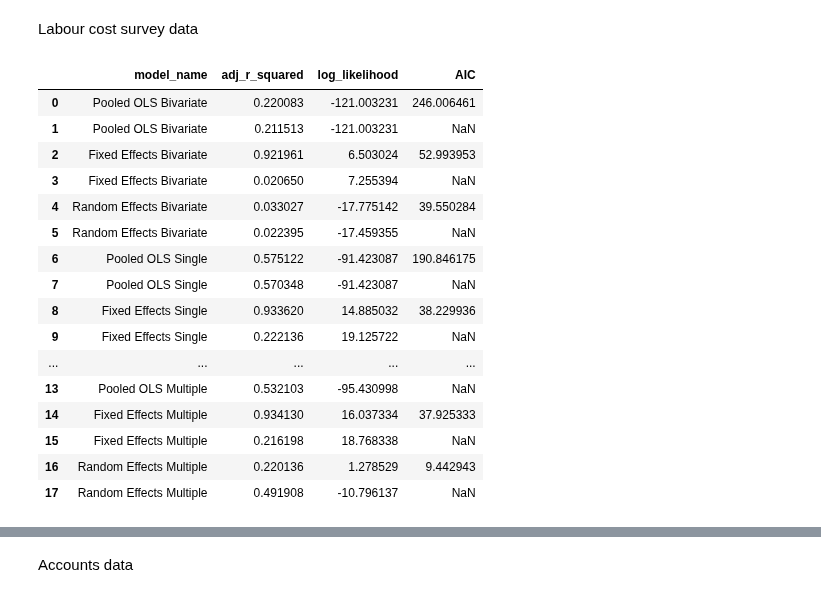
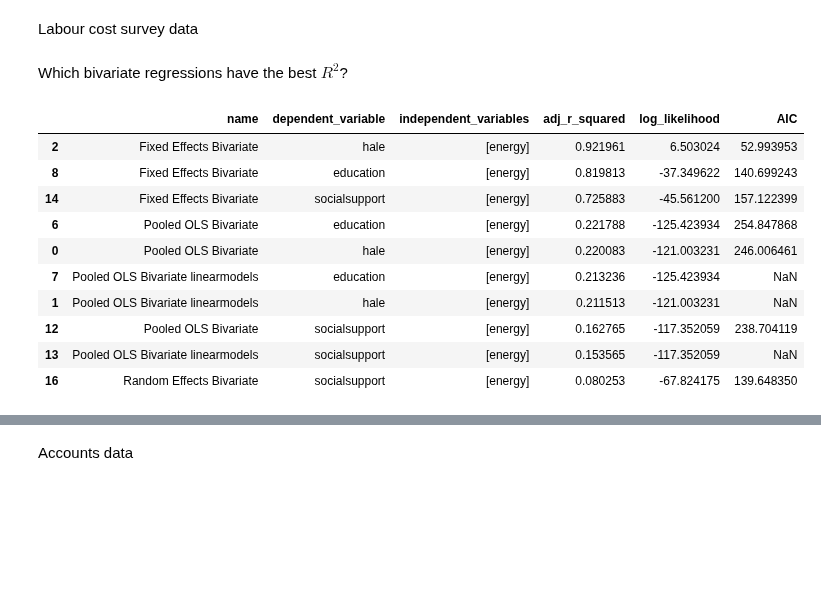
Before and after one commit to saviorand/provisioning-model, a Jupyter notebook: provisioning_model/notebooks/foundational/viz_regressions.ipynb, the cells around one changed output, grey strips where cells are left out. Saved outputs shown, nothing was run; the diff lists cells and outputs as text; code cells hidden in the pictures; blank space fills up the shorter version.

```diff
--- a/provisioning_model/notebooks/foundational/viz_regressions.ipynb
+++ b/provisioning_model/notebooks/foundational/viz_regressions.ipynb
@@ -51,23 +51,24 @@ Labour cost survey data
 # %%
 all_regressions = bivariate_regressions + single_regressions + multiple_regressions
 df_regressions = pd.DataFrame(all_regressions)
-goodness_of_fit_df = pd.json_normalize(df_regressions['goodness_of_fit'])
-display(goodness_of_fit_df)
-# %% [output]
-|  | model_name | adj_r_squared | log_likelihood | AIC |
-| 0 | Pooled OLS Bivariate | 0.220083 | -121.003231 | 246.006461 |
-| 1 | Pooled OLS Bivariate | 0.211513 | -121.003231 | NaN |
-| 2 | Fixed Effects Bivariate | 0.921961 | 6.503024 | 52.993953 |
-| 3 | Fixed Effects Bivariate | 0.020650 | 7.255394 | NaN |
-| 4 | Random Effects Bivariate | 0.033027 | -17.775142 | 39.550284 |
-| 5 | Random Effects Bivariate | 0.022395 | -17.459355 | NaN |
-| 6 | Pooled OLS Single | 0.575122 | -91.423087 | 190.846175 |
-| 7 | Pooled OLS Single | 0.570348 | -91.423087 | NaN |
-| 8 | Fixed Effects Single | 0.933620 | 14.885032 | 38.229936 |
-| 9 | Fixed Effects Single | 0.222136 | 19.125722 | NaN |
-| ... | ... | ... | ... | ... |
-| 13 | Pooled OLS Multiple | 0.532103 | -95.430998 | NaN |
-| 14 | Fixed Effects Multiple | 0.934130 | 16.037334 | 37.925333 |
-| 15 | Fixed Effects Multiple | 0.216198 | 18.768338 | NaN |
-| 16 | Random Effects Multiple | 0.220136 | 1.278529 | 9.442943 |
-| 17 | Random Effects Multiple | 0.491908 | -10.796137 | NaN |
+# %% [markdown]
+Which bivariate regressions have the best $R^2$?
+# %%
+bivariate_regressions_df = df_regressions[df_regressions['name'].str.contains('Bivariate')]
+bivariate_regressions_df = bivariate_regressions_df.sort_values(by="goodness_of_fit", key=lambda k: k.str["adj_r_squared"], ascending=False)
+bivariate_regressions_df_overview = bivariate_regressions_df[['name', 'dependent_variable', 'independent_variables', 'goodness_of_fit']]
+bivariate_regressions_df_overview = pd.concat([bivariate_regressions_df_overview.drop(['goodness_of_fit'], axis=1), bivariate_regressions_df_overview['goodness_of_fit'].apply(pd.Series)], axis=1)
+bivariate_regressions_df_overview = bivariate_regressions_df_overview.drop(['model_name'], axis=1)
+bivariate_regressions_df_overview.head(10)
+# %% [output]
+|  | name | dependent_variable | independent_variables | adj_r_squared | log_likelihood | AIC |
+| 2 | Fixed Effects Bivariate | hale | [energy] | 0.921961 | 6.503024 | 52.993953 |
+| 8 | Fixed Effects Bivariate | education | [energy] | 0.819813 | -37.349622 | 140.699243 |
+| 14 | Fixed Effects Bivariate | socialsupport | [energy] | 0.725883 | -45.561200 | 157.122399 |
+| 6 | Pooled OLS Bivariate | education | [energy] | 0.221788 | -125.423934 | 254.847868 |
+| 0 | Pooled OLS Bivariate | hale | [energy] | 0.220083 | -121.003231 | 246.006461 |
+| 7 | Pooled OLS Bivariate linearmodels | education | [energy] | 0.213236 | -125.423934 | NaN |
+| 1 | Pooled OLS Bivariate linearmodels | hale | [energy] | 0.211513 | -121.003231 | NaN |
+| 12 | Pooled OLS Bivariate | socialsupport | [energy] | 0.162765 | -117.352059 | 238.704119 |
+| 13 | Pooled OLS Bivariate linearmodels | socialsupport | [energy] | 0.153565 | -117.352059 | NaN |
+| 16 | Random Effects Bivariate | socialsupport | [energy] | 0.080253 | -67.824175 | 139.648350 |
```
Also changed, not shown: parts of 15 cells of this notebook, 3 other files.
